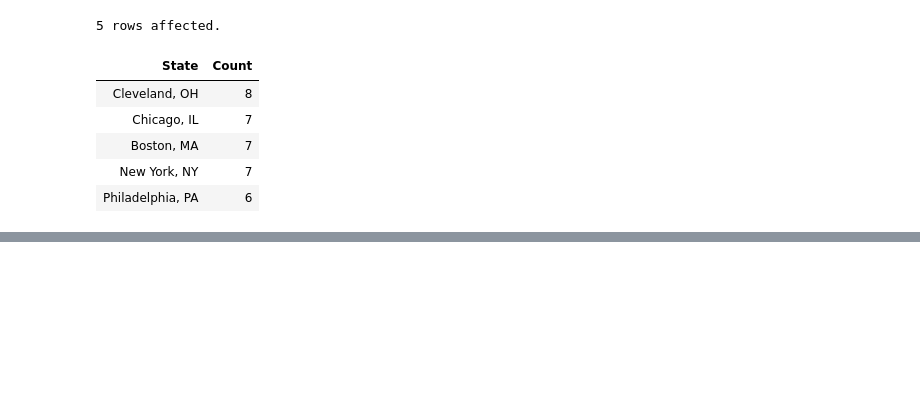
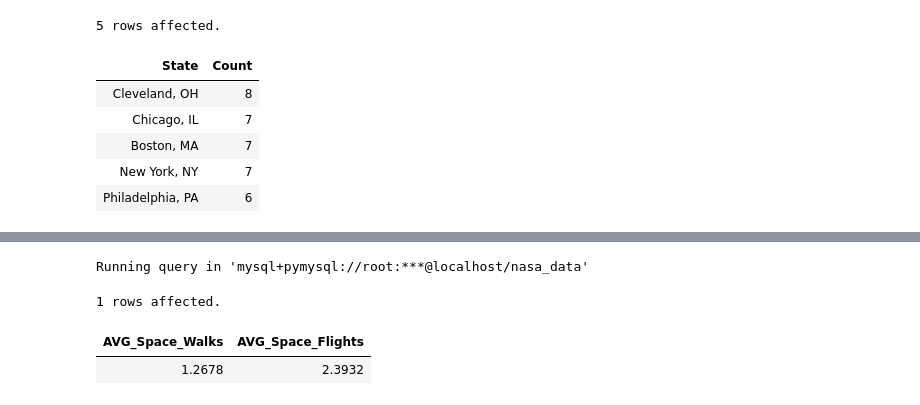
Before and after one commit to AlazarG19/Unveiling-the-stars-Data-Analysis-Project-on-Nasa-Data, a Jupyter notebook: Untitled.ipynb, the cells around one changed output, grey strips where cells are left out. Saved outputs shown, nothing was run; the diff lists cells and outputs as text; code cells hidden in the pictures; blank space fills up the shorter version.

```diff
--- a/Untitled.ipynb
+++ b/Untitled.ipynb
@@ -311,0 +319,8 @@ Running query in 'mysql+pymysql://root:***@localhost/nasa_data'
+# %%
+%%sql
+select (select AVG(Space_Walks) from cleaned_nasa) as AVG_Space_Walks,(select AVG(Space_Flights) from cleaned_nasa) as AVG_Space_Flights from cleaned_nasa limit 1
+# %% [output]
+Running query in 'mysql+pymysql://root:***@localhost/nasa_data'
+1 rows affected.
+| AVG_Space_Walks | AVG_Space_Flights |
+| 1.2678 | 2.3932 |
```
Also changed, not shown: parts of 1 cell of this notebook.
